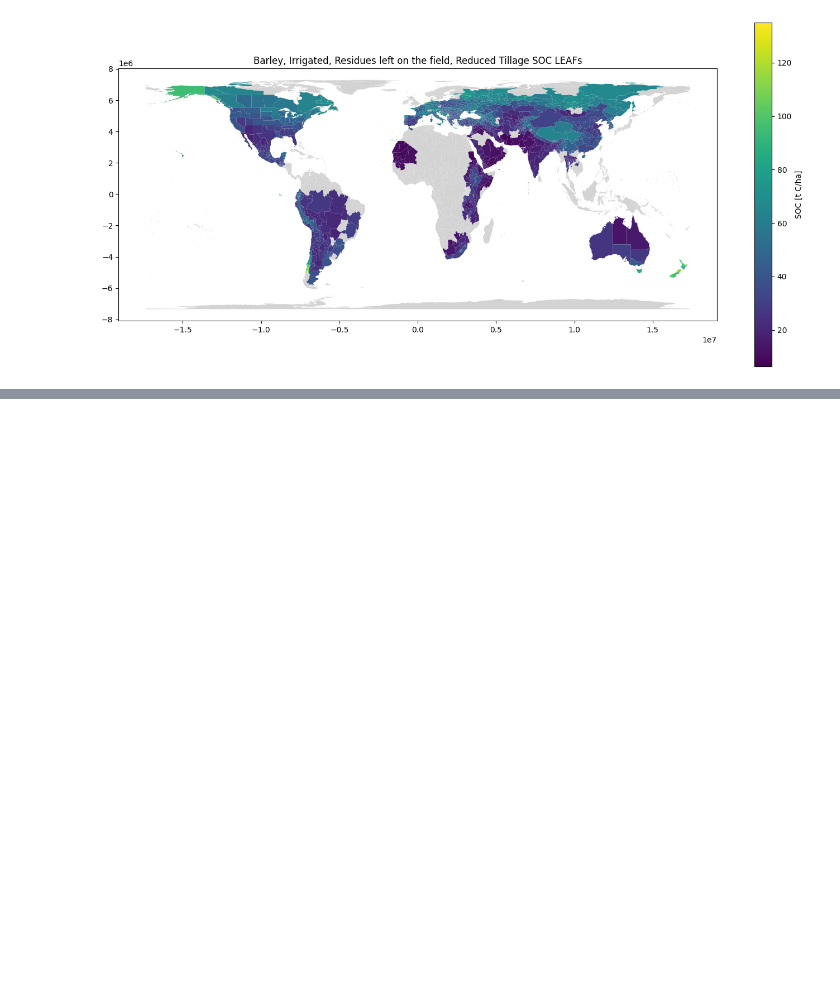
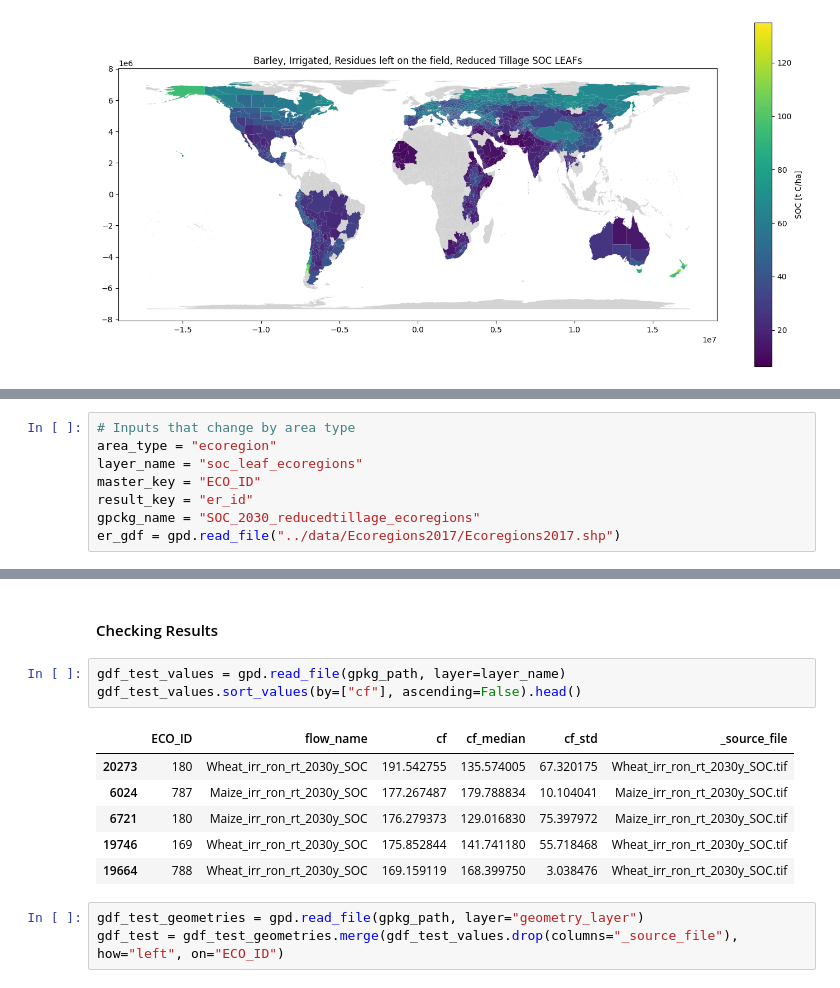
Before and after one commit to cloyolaangosto/SBTN_Land_LEAFs, a Jupyter notebook: documentation/SOC_LEAFs_ReducedTillage.ipynb, the cells around one changed output, grey strips where cells are left out. Saved outputs shown, nothing was run; the diff lists cells and outputs as text; blank space fills up the shorter version.

```diff
--- a/documentation/SOC_LEAFs_ReducedTillage.ipynb
+++ b/documentation/SOC_LEAFs_ReducedTillage.ipynb
@@ -482,0 +486,8 @@ plt.show()
+# %%
+# Inputs that change by area type
+area_type = "ecoregion"
+layer_name = "soc_leaf_ecoregions"
+master_key = "ECO_ID"
+result_key = "er_id"
+gpckg_name = "SOC_2030_reducedtillage_ecoregions"
+er_gdf = gpd.read_file("../data/Ecoregions2017/Ecoregions2017.shp")
@@ -482,0 +532,15 @@ plt.show()
+# %% [markdown]
+#### Checking Results
+# %%
+gdf_test_values = gpd.read_file(gpkg_path, layer=layer_name)
+gdf_test_values.sort_values(by=["cf"], ascending=False).head()
+# %% [output]
+|  | ECO_ID | flow_name | cf | cf_median | cf_std | _source_file |
+| 20273 | 180 | Wheat_irr_ron_rt_2030y_SOC | 191.542755 | 135.574005 | 67.320175 | Wheat_irr_ron_rt_2030y_SOC.tif |
+| 6024 | 787 | Maize_irr_ron_rt_2030y_SOC | 177.267487 | 179.788834 | 10.104041 | Maize_irr_ron_rt_2030y_SOC.tif |
+| 6721 | 180 | Maize_irr_ron_rt_2030y_SOC | 176.279373 | 129.016830 | 75.397972 | Maize_irr_ron_rt_2030y_SOC.tif |
+| 19746 | 169 | Wheat_irr_ron_rt_2030y_SOC | 175.852844 | 141.741180 | 55.718468 | Wheat_irr_ron_rt_2030y_SOC.tif |
+| 19664 | 788 | Wheat_irr_ron_rt_2030y_SOC | 169.159119 | 168.399750 | 3.038476 | Wheat_irr_ron_rt_2030y_SOC.tif |
+# %%
+gdf_test_geometries = gpd.read_file(gpkg_path, layer="geometry_layer")
+gdf_test = gdf_test_geometries.merge(gdf_test_values.drop(columns="_source_file"), how="left", on="ECO_ID")
```
Also changed, not shown: parts of 5 cells of this notebook, 1 other file.
